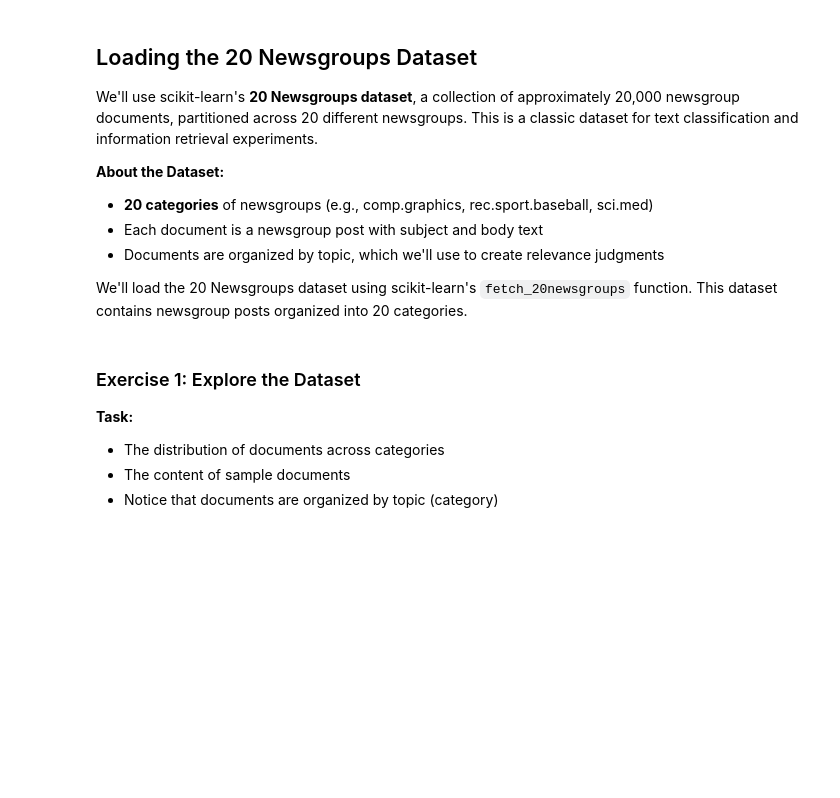
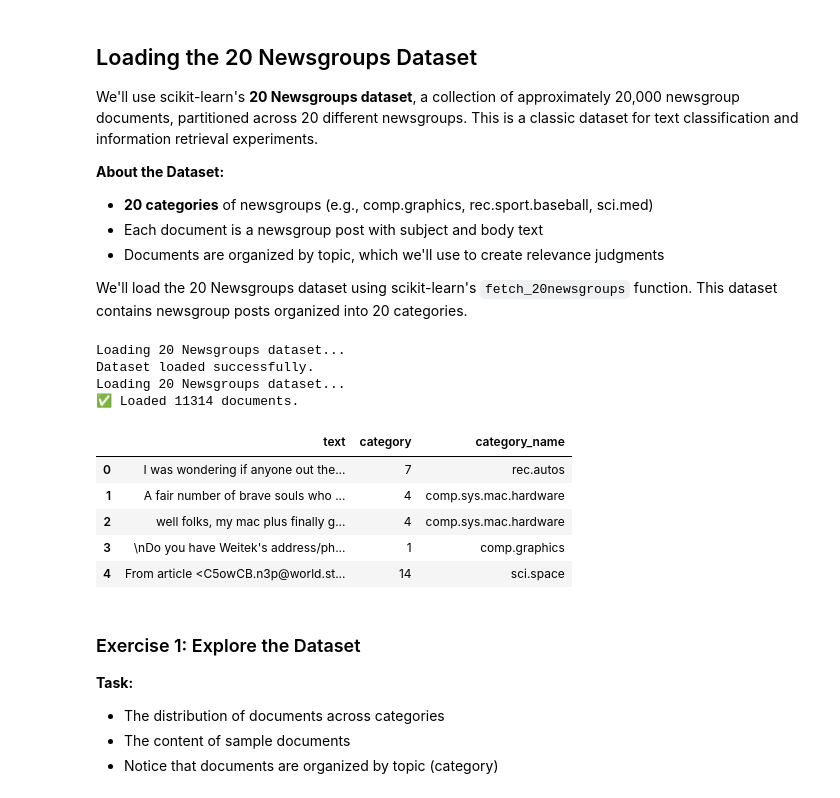
Before and after one commit to zeyad70/Bootcamp-week, a Jupyter notebook: W5_NLP/M1/sessions/07_information_retrieval_ex.ipynb, the cells around one changed output. Cells and saved outputs as stored; diff of their text form; code cells hidden in the pictures; blank space fills up the shorter version.

```diff
--- a/W5_NLP/M1/sessions/07_information_retrieval_ex.ipynb
+++ b/W5_NLP/M1/sessions/07_information_retrieval_ex.ipynb
@@ -109,15 +123,43 @@ from sklearn.datasets import fetch_20newsgroups
 fetch_20newsgroups?
 # %%
 # Load the 20 Newsgroups dataset
-# We'll use the training set as our document collection
-# remove=('headers', 'footers', 'quotes') removes metadata to focus on content
 print("Loading 20 Newsgroups dataset...")
 newsgroups = fetch_20newsgroups(
     subset='train',
     remove=('headers', 'footers', 'quotes'),
     shuffle=True,
     random_state=42,
 )
+print("Dataset loaded successfully.")
+# remove=('headers', 'footers', 'quotes') focuses only on the body of the text
+print("Loading 20 Newsgroups dataset...")
+newsgroups = fetch_20newsgroups(
+    subset='train',
+    remove=('headers', 'footers', 'quotes'),
+    shuffle=True,
+    random_state=42
+)
+
+# Convert to a DataFrame to make it easier to work with
+df = pd.DataFrame({
+    'text': newsgroups.data,
+    'category': newsgroups.target,
+    'category_name': [newsgroups.target_names[i] for i in newsgroups.target]
+})
+
+print(f"✅ Loaded {len(df)} documents.")
+df.head()
+# %% [output]
+Loading 20 Newsgroups dataset...
+Dataset loaded successfully.
+Loading 20 Newsgroups dataset...
+✅ Loaded 11314 documents.
+|  | text | category | category_name |
+| 0 | I was wondering if anyone out the... | 7 | rec.autos |
+| 1 | A fair number of brave souls who ... | 4 | comp.sys.mac.hardware |
+| 2 | well folks, my mac plus finally g... | 4 | comp.sys.mac.hardware |
+| 3 | \nDo you have Weitek's address/ph... | 1 | comp.graphics |
+| 4 | From article <C5owCB.n3p@world.st... | 14 | sci.space |
 # %% [markdown]
 ### Exercise 1: Explore the Dataset
 
```
Also changed, not shown: parts of 12 cells of this notebook.
